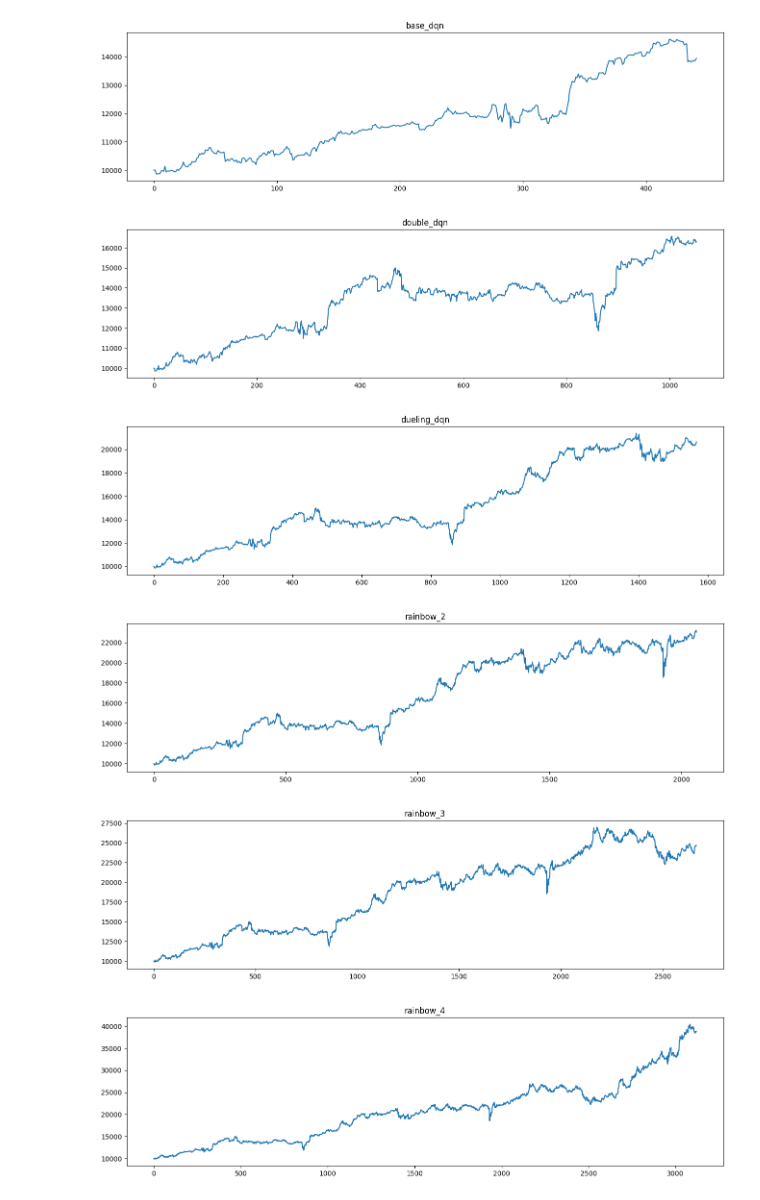
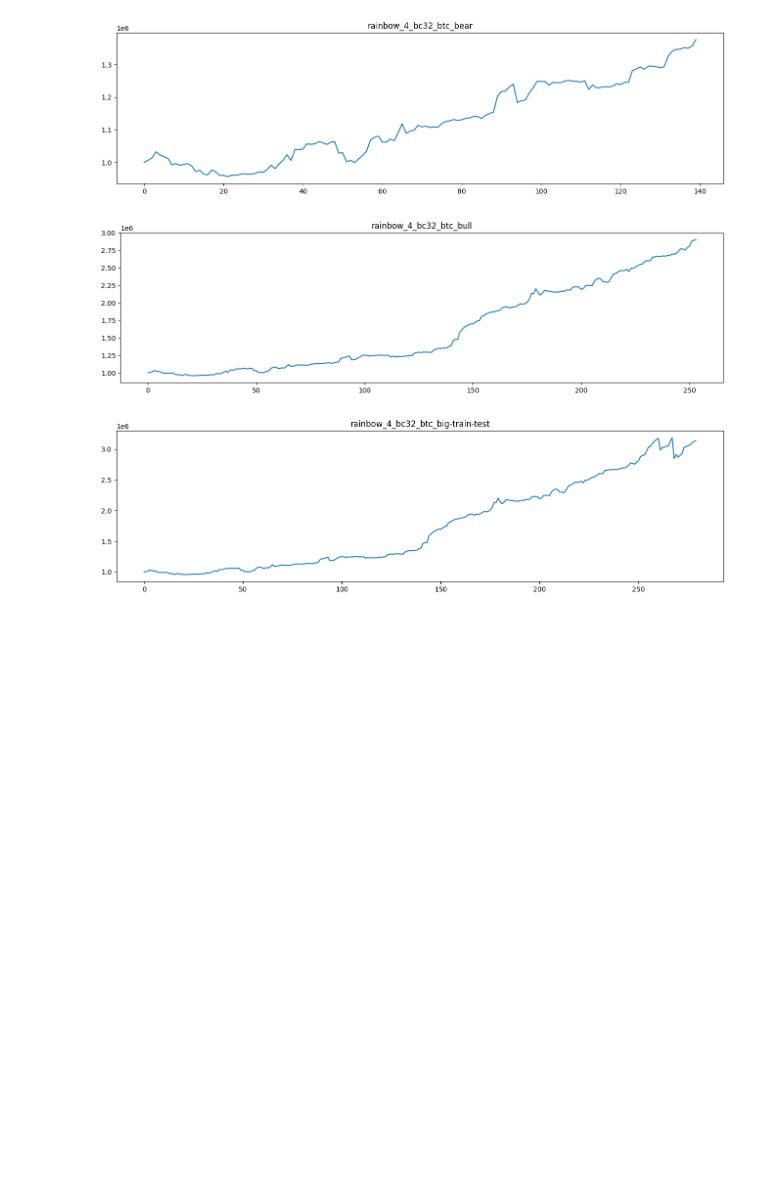
Before and after one commit to NLZer0/DQN_trading_bot, a Jupyter notebook: result_analyze.ipynb, the cells around one changed output. Drawn from its saved outputs; the diff is of its cells as text; code cells hidden in the pictures; blank space fills up the shorter version.

```diff
--- a/result_analyze.ipynb
+++ b/result_analyze.ipynb
@@ -72,4 +58,4 @@ rainbow_4_big_comission median profit: 0.243
 # %%
-for test_type in test_types:
+for test_type in using_results:
     print(f'{test_type} median balance profit: {data[test_type].balance_profit.mean():.3f}')
 # %% [output]
@@ -86,6 +65,6 @@ rainbow_4_big_comission median balance profit: 0.066
 # %%
 clip_value = 0.5
-for test_type in test_types:
+for test_type in using_results:
     print(f'Clip [-{clip_value}, {clip_value}] {test_type} avg profit: {data[test_type].profit.mean():.3f}')
 
 # print(f'Clip [-{clip_value}, {clip_value}] Base avg profit: {base_results.profit.clip(-clip_value,clip_value).mean():.3f}')
@@ -106,4 +78,4 @@ Clip [-0.5, 0.5] rainbow_4_big_comission avg profit: 0.465
 # %%
-for test_type in test_types:
+for test_type in using_results:
     print(f'{test_type} std profit: {data[test_type].profit.std():.3f}')
 # %% [output]
@@ -129,5 +94,5 @@ print()
 # %%
-for test_type in test_types:
+for test_type in using_results:
     coef = np.corrcoef(data[test_type].profit, data[test_type].predict_q)
     print(f'{test_type} corr coef with profit and Q value: {coef[0, 1]:.3f}')
 # %% [output]
@@ -144,24 +102,21 @@ rainbow_4_big_comission corr coef with profit and Q value: -0.025
 # %%
-balance_arr = [10_000]
-comis = 0.0002
+balance_arr = [1_000_000]
+comis = 0.0005
 
-for test_type in test_types:
+for test_type in using_results:
     data[test_type] = data[test_type].reset_index(drop=True)
     for i in range(data[test_type].shape[0]):
         ep, cp = data[test_type].at[i, 'entry_price'], data[test_type].at[i, 'close_price']
         last_balance = balance_arr[-1]
         buy_c = last_balance // ep - 1
         last_balance -= buy_c * ep * (1 + comis)
         last_balance += buy_c * cp * (1 - comis)
         balance_arr.append(last_balance)
 
     plt.figure(figsize=(16,4))
     plt.title(test_type)
     plt.plot(balance_arr)
 # %% [output]
-[figure, old version]
+[figure, new version]
-[figure, old version]
+[figure, new version]
-[figure, old version]
+[figure, new version]
-[figure, removed]
-[figure, removed]
-[figure, removed]
```
Also changed, not shown: parts of 11 cells of this notebook, 10 other files.
